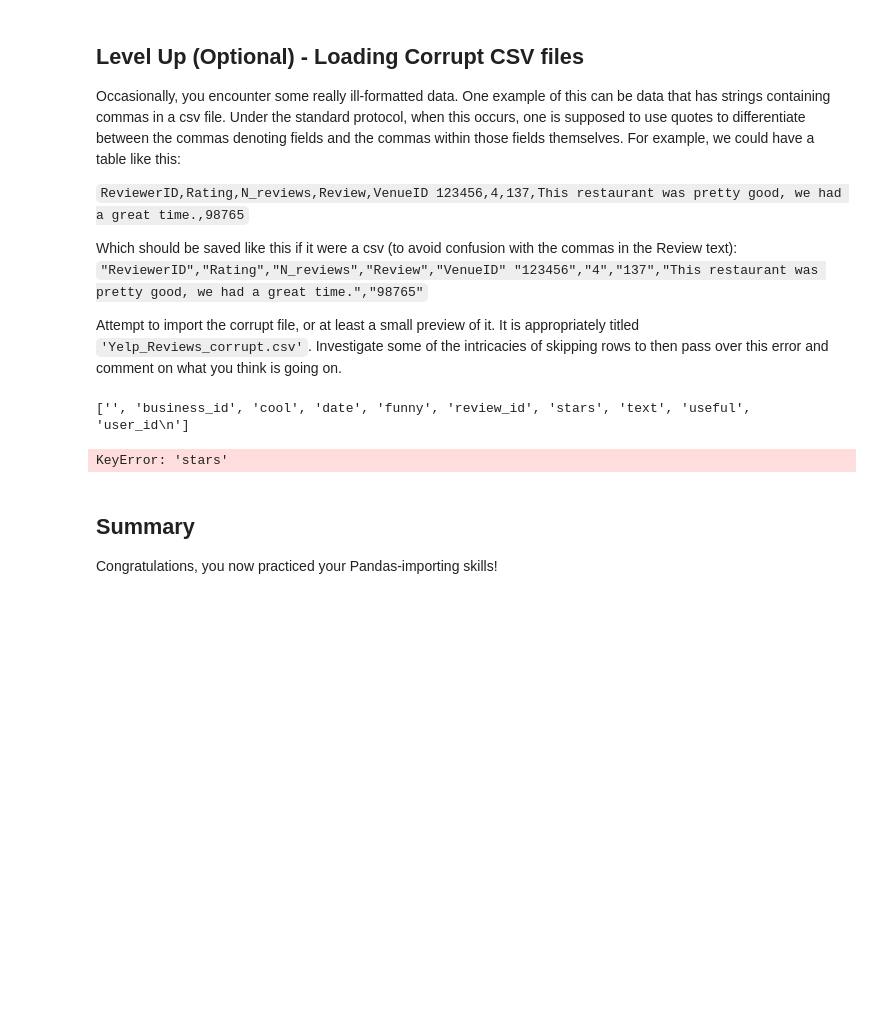
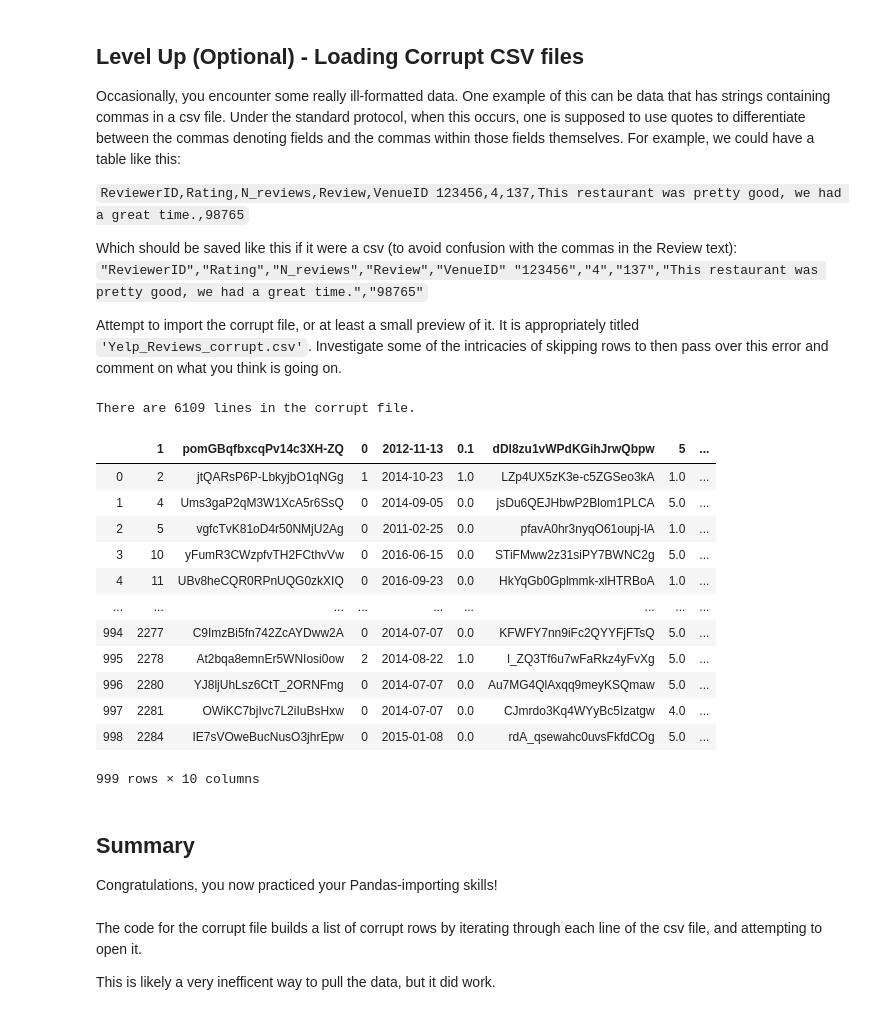
Before and after one commit to sciencelee/dsc-importing-data-using-pandas-lab-online-ds-sp-000, a Jupyter notebook: index.ipynb, the cells around one changed output. Drawn from its saved outputs; the diff is of its cells as text; code cells hidden in the pictures; blank space fills up the shorter version.

```diff
--- a/index.ipynb
+++ b/index.ipynb
@@ -74,35 +74,54 @@ Which should be saved like this if it were a csv (to avoid confusion with the co
 "123456","4","137","This restaurant was pretty good, we had a great time.","98765"`
 
 Attempt to import the corrupt file, or at least a small preview of it. It is appropriately titled `'Yelp_Reviews_corrupt.csv'`. Investigate some of the intricacies of skipping rows to then pass over this error and comment on what you think is going on.
-# %%
-# Hint: Here's a useful programming pattern to use
-# df = pd.read_csv("Data/Yelp_Reviews_corrupt.csv")
-# df
-
-with open("Data/Yelp_Reviews_corrupt.csv") as f:
-    data = []
-    line_number = 0
-    headers = []
-    for line in f:
-        if line_number == 0:
-            headers = line.split(",")
-            data.append(headers)
-            print(headers)
-        if len(line.split(",")) == len(headers):
-            data.append(line.split(","))
-        else:
-            pass
-            #print(line_number, "failed")
-
-
-        line_number += 1
-
-df = pd.DataFrame(data)
-df.loc["stars"]
-# %% [output]
-['', 'business_id', 'cool', 'date', 'funny', 'review_id', 'stars', 'text', 'useful', 'user_id\n']
-KeyError: 'stars'
+# %%
+# Hint: Here's a useful programming pattern to use
+# df = pd.read_csv("Data/Yelp_Reviews_corrupt.csv")
+
+f = open("Data/Yelp_Reviews_corrupt.csv")
+
+count = 0
+for line in f:
+    count += 1
+
+print("There are", count, "lines in the corrupt file.")
+
+to_skip = [0]
+
+header = pd.read_csv("Data/Yelp_Reviews_corrupt.csv", nrows=1)
+
+
+for i in range(1000):
+    try:
+        df = pd.read_csv("Data/Yelp_Reviews_corrupt.csv", skiprows=to_skip, nrows=i)
+    except Exception as e:
+        print(e, "Failed on line {}".format(i))
+        to_skip.append(i)
+
+len(header.columns)
+header
+df
+# print(len(to_skip), "corrupt lines")
+# %% [output]
+There are 6109 lines in the corrupt file.
+|  | 1 | pomGBqfbxcqPv14c3XH-ZQ | 0 | 2012-11-13 | 0.1 | dDl8zu1vWPdKGihJrwQbpw | 5 | ... |
+| 0 | 2 | jtQARsP6P-LbkyjbO1qNGg | 1 | 2014-10-23 | 1.0 | LZp4UX5zK3e-c5ZGSeo3kA | 1.0 | ... |
+| 1 | 4 | Ums3gaP2qM3W1XcA5r6SsQ | 0 | 2014-09-05 | 0.0 | jsDu6QEJHbwP2Blom1PLCA | 5.0 | ... |
+| 2 | 5 | vgfcTvK81oD4r50NMjU2Ag | 0 | 2011-02-25 | 0.0 | pfavA0hr3nyqO61oupj-lA | 1.0 | ... |
+| 3 | 10 | yFumR3CWzpfvTH2FCthvVw | 0 | 2016-06-15 | 0.0 | STiFMww2z31siPY7BWNC2g | 5.0 | ... |
+| 4 | 11 | UBv8heCQR0RPnUQG0zkXIQ | 0 | 2016-09-23 | 0.0 | HkYqGb0Gplmmk-xlHTRBoA | 1.0 | ... |
+| ... | ... | ... | ... | ... | ... | ... | ... | ... |
+| 994 | 2277 | C9ImzBi5fn742ZcAYDww2A | 0 | 2014-07-07 | 0.0 | KFWFY7nn9iFc2QYYFjFTsQ | 5.0 | ... |
+| 995 | 2278 | At2bqa8emnEr5WNIosi0ow | 2 | 2014-08-22 | 1.0 | l_ZQ3Tf6u7wFaRkz4yFvXg | 5.0 | ... |
+| 996 | 2280 | YJ8ljUhLsz6CtT_2ORNFmg | 0 | 2014-07-07 | 0.0 | Au7MG4QlAxqq9meyKSQmaw | 5.0 | ... |
+| 997 | 2281 | OWiKC7bjIvc7L2iIuBsHxw | 0 | 2014-07-07 | 0.0 | CJmrdo3Kq4WYyBc5Izatgw | 4.0 | ... |
+| 998 | 2284 | IE7sVOweBucNusO3jhrEpw | 0 | 2015-01-08 | 0.0 | rdA_qsewahc0uvsFkfdCOg | 5.0 | ... |
+999 rows × 10 columns
 # %% [markdown]
 ## Summary
 
 Congratulations, you now practiced your Pandas-importing skills!
+# %% [markdown]
+The code for the corrupt file builds a list of corrupt rows by iterating through each line of the csv file, and attempting to open it.
+
+This is likely a very inefficent way to pull the data, but it did work.
```
